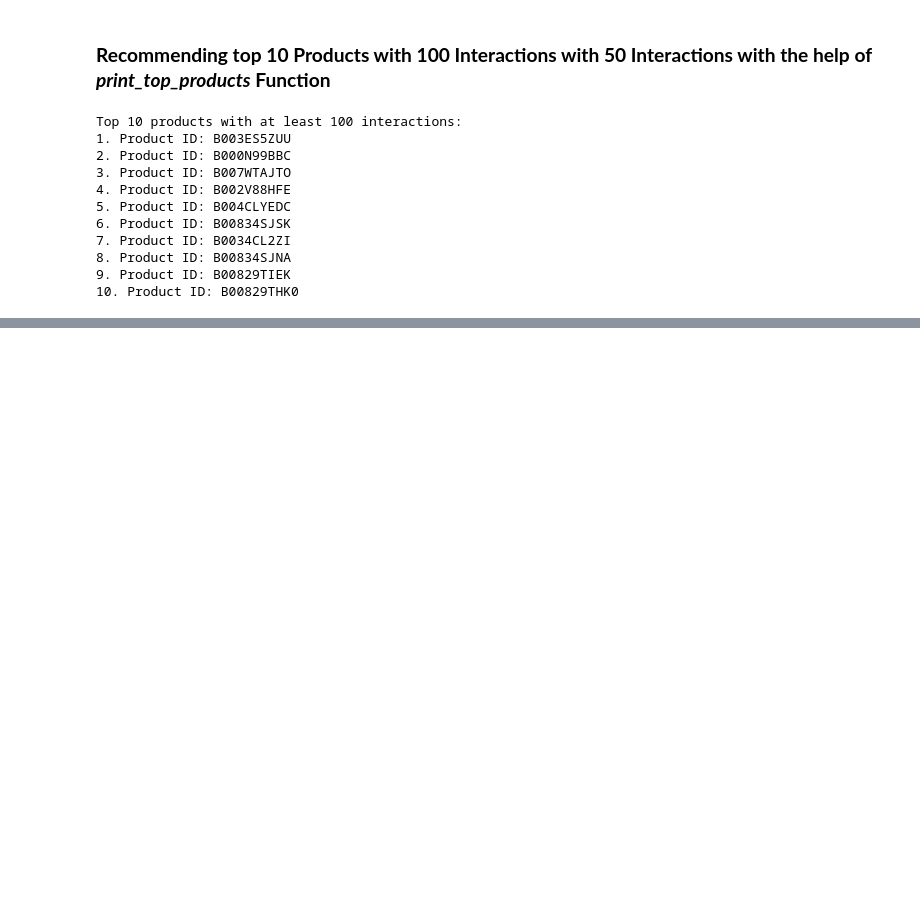
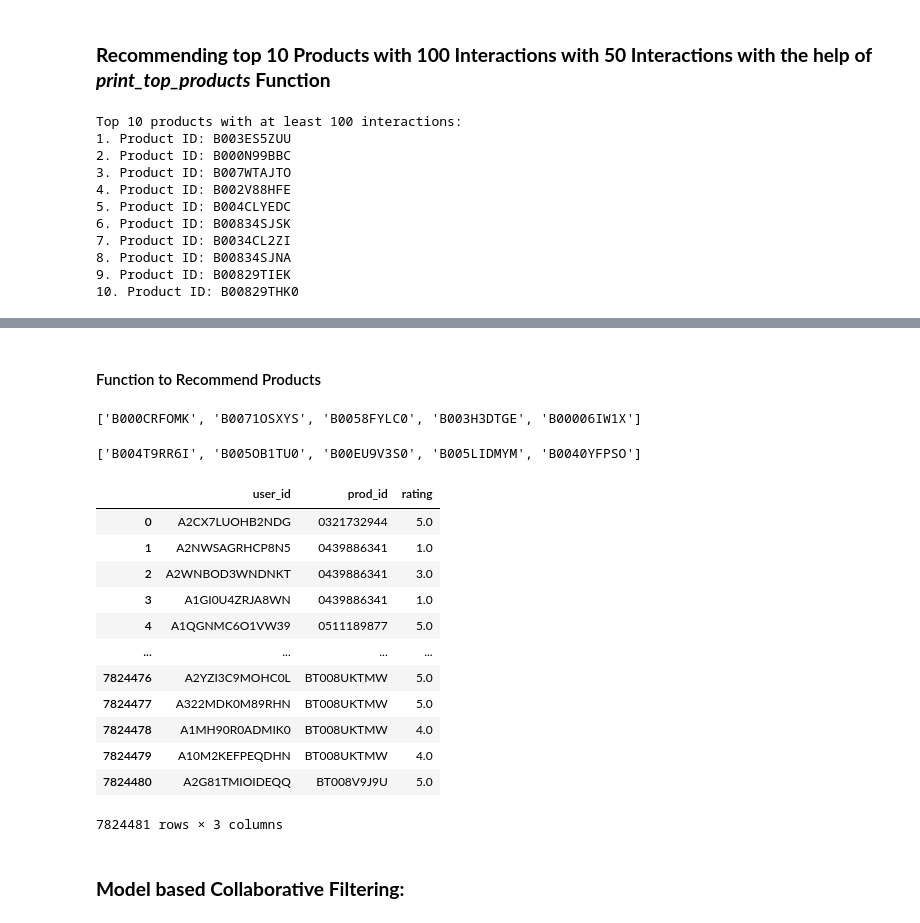
Before and after one commit to shubhamrai1318/Recommendation_System_for_E-commerce, a Jupyter notebook: Recommendation_For_Ecom.ipynb, the cells around one changed output, grey strips where cells are left out. Cells and saved outputs as stored; diff of their text form; code cells hidden in the pictures; blank space fills up the shorter version.

```diff
--- a/Recommendation_For_Ecom.ipynb
+++ b/Recommendation_For_Ecom.ipynb
@@ -286,0 +426,2 @@ Top 10 products with at least 100 interactions:
+# %% [markdown]
+#### Function to Recommend Products
@@ -286,0 +451,28 @@ Top 10 products with at least 100 interactions:
+# %%
+# Recommend 5 products to user index 3 based on similarity based collaborative filtering
+recommendations(3,5,final_ratings_matrix)
+# %% [output]
+['B000CRFOMK', 'B0071OSXYS', 'B0058FYLC0', 'B003H3DTGE', 'B00006IW1X']
+# %%
+# Recommend 5 products to user index 1521 based on similarity based collaborative filtering
+recommendations(1521,5,final_ratings_matrix)
+# %% [output]
+['B004T9RR6I', 'B005OB1TU0', 'B00EU9V3S0', 'B005LIDMYM', 'B0040YFPSO']
+# %%
+df
+# %% [output]
+|  | user_id | prod_id | rating |
+| 0 | A2CX7LUOHB2NDG | 0321732944 | 5.0 |
+| 1 | A2NWSAGRHCP8N5 | 0439886341 | 1.0 |
+| 2 | A2WNBOD3WNDNKT | 0439886341 | 3.0 |
+| 3 | A1GI0U4ZRJA8WN | 0439886341 | 1.0 |
+| 4 | A1QGNMC6O1VW39 | 0511189877 | 5.0 |
+| ... | ... | ... | ... |
+| 7824476 | A2YZI3C9MOHC0L | BT008UKTMW | 5.0 |
+| 7824477 | A322MDK0M89RHN | BT008UKTMW | 5.0 |
+| 7824478 | A1MH90R0ADMIK0 | BT008UKTMW | 4.0 |
+| 7824479 | A10M2KEFPEQDHN | BT008UKTMW | 4.0 |
+| 7824480 | A2G81TMIOIDEQQ | BT008V9J9U | 5.0 |
+7824481 rows × 3 columns
+# %% [markdown]
+### **Model based Collaborative Filtering:**
```
Also changed, not shown: parts of 26 cells of this notebook.
